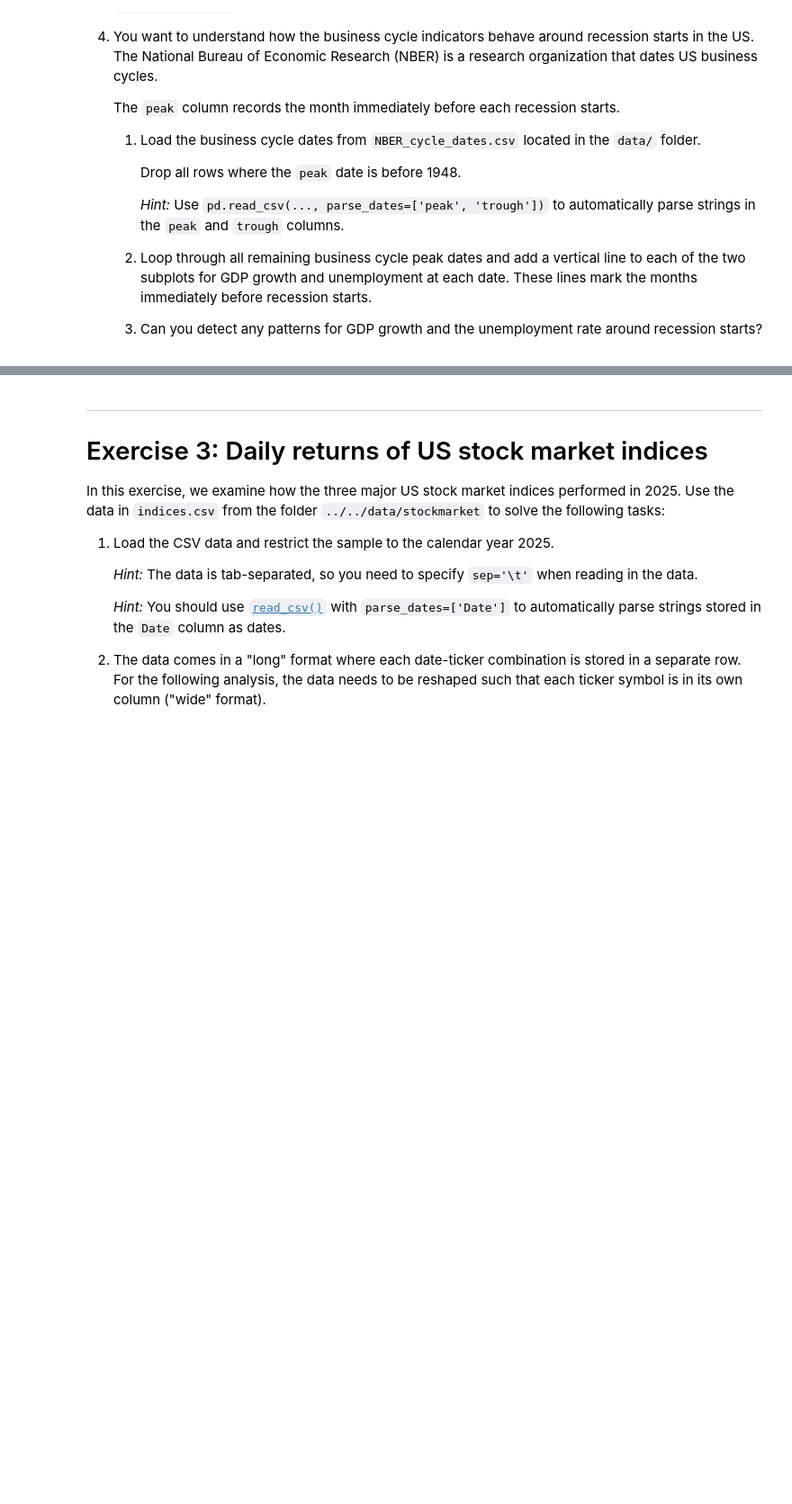
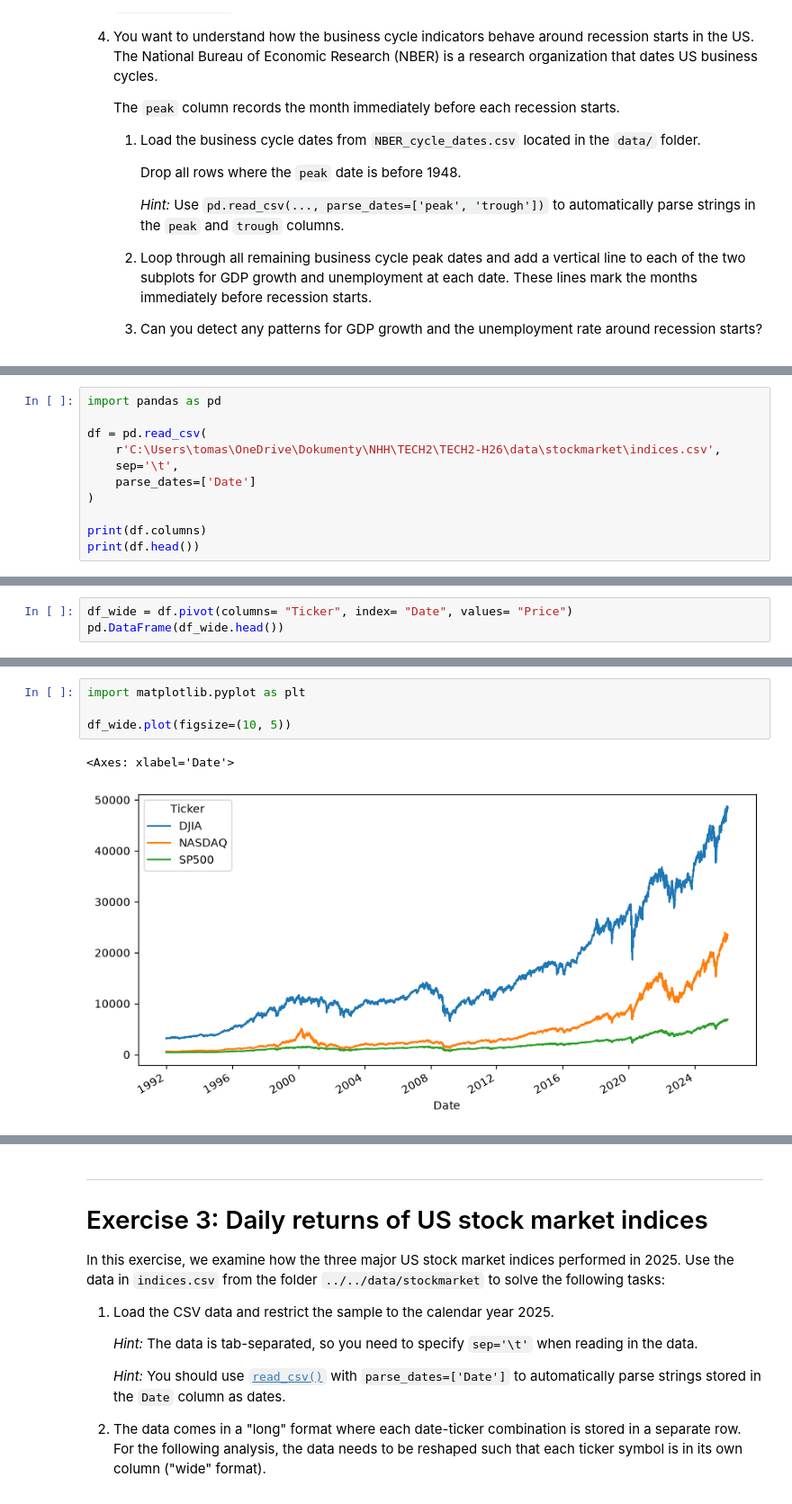
Before and after one commit to Tomas7215/TECH2-H26, a Jupyter notebook: workshops/workshop3/workshop3 pasty.ipynb, the cells around one changed output, grey strips where cells are left out. Shown at 90% size. Drawn from its saved outputs; the diff is of its cells as text; blank space fills up the shorter version.

```diff
--- a/workshops/workshop3/workshop3 pasty.ipynb
+++ b/workshops/workshop3/workshop3 pasty.ipynb
@@ -117,0 +205,11 @@ In this exercise, you are asked to plot two main business cycle indicators, GDP
+# %%
+import pandas as pd
+
+df = pd.read_csv(
+    r'C:\Users\tomas\OneDrive\Dokumenty\NHH\TECH2\TECH2-H26\data\stockmarket\indices.csv',
+    sep='\t',
+    parse_dates=['Date']
+)
+
+print(df.columns)
+print(df.head())
@@ -117,0 +224,3 @@ In this exercise, you are asked to plot two main business cycle indicators, GDP
+# %%
+df_wide = df.pivot(columns= "Ticker", index= "Date", values= "Price")
+pd.DataFrame(df_wide.head())
@@ -117,0 +235,7 @@ In this exercise, you are asked to plot two main business cycle indicators, GDP
+# %%
+import matplotlib.pyplot as plt
+
+df_wide.plot(figsize=(10, 5))
+# %% [output]
+<Axes: xlabel='Date'>
+[figure, added]
```
Also changed, not shown: parts of 13 cells of this notebook.
